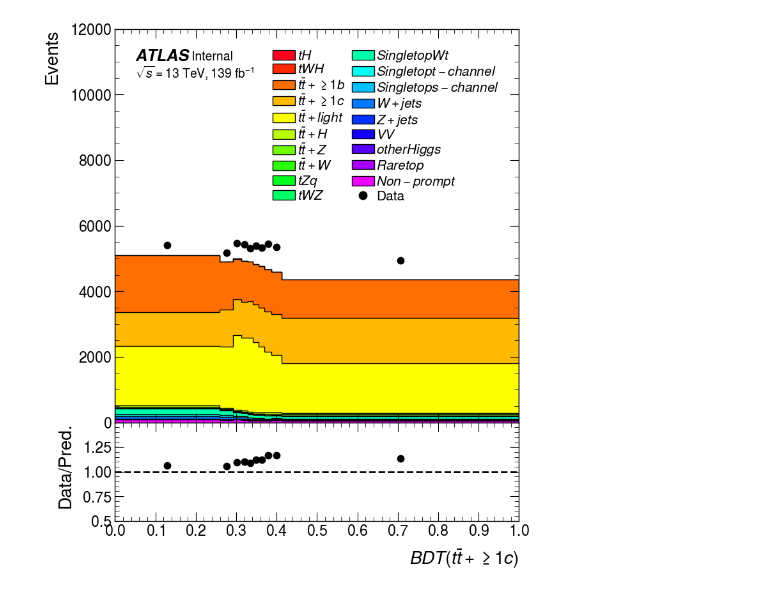
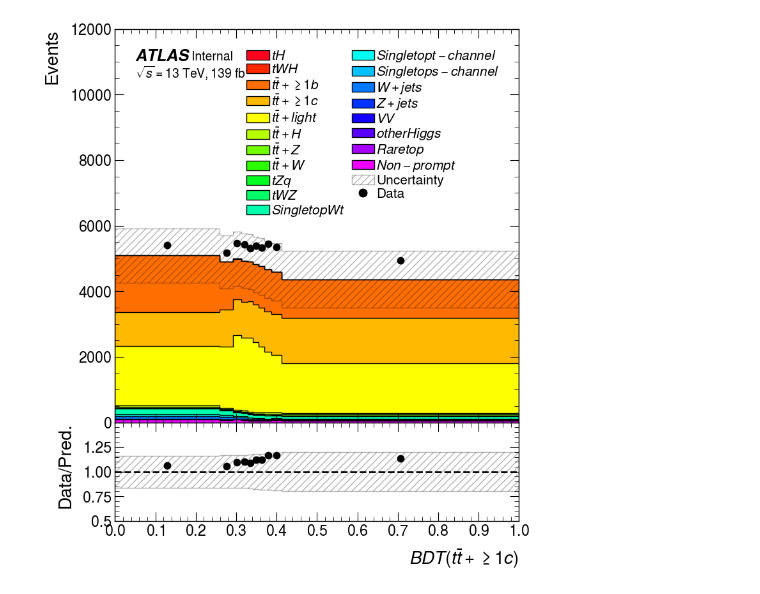
Before and after one commit to MoAly98/Pythium, a Jupyter notebook: yaml_scripts_tests/pythratio_test.ipynb, the cells around one changed output. Drawn from its saved outputs; the diff is of its cells as text; code cells hidden in the pictures.

Commit message:
Added errors data to ratio plot

```diff
--- a/yaml_scripts_tests/pythratio_test.ipynb
+++ b/yaml_scripts_tests/pythratio_test.ipynb
@@ -46,4 +41,16 @@ histlist_labels
 # %%
+class HandlerSquare(HandlerPatch):
+    def create_artists(self, legend, orig_handle,
+                       xdescent, ydescent, width, height, fontsize, trans):
+        center = xdescent + 0.5 * (width - height), ydescent
+        p = mpatches.Rectangle(xy=center, width=height,
+                               height=height, angle=0.0)
+        self.update_prop(p, orig_handle, legend)
+        p.set_transform(trans)
+        return [p]
+
+
+
 class EmptyPlot():
 
     def __init__(self, title=None, layout=(1,1), size=(6.4,4.8), style="ATLAS"):
@@ -155,10 +162,10 @@ class PythRatio(EmptyPlot):
         hep.histplot(self.histlistdata, ax=self.topax, bins=self.histlistedges, histtype='errorbar', color='k',
                      label="Data", markersize=15)
         # ===== data error histograms =====
-        # hep.histplot(self.histlisterrup, ax=self.topax, bins=self.histlistedges, histtype='fill', color='k',# baseline=self.histlisttotal,
-        #              label="Error on total", linewidth=0, alpha=0.5, hatch='///')
-        # hep.histplot(self.histlisterrdown, ax=self.topax, bins=self.histlistedges, color='k', bottom=self.histlisttotal,
-        #              label="Error on total", fill=False, linewidth=0, alpha=0.5, hatch='///')
+        self.topax.stairs(self.histlisttotal, edges=self.histlistedges, color='k', alpha=0.3, hatch='///', label="Uncertainty",
+                          baseline=[self.histlisttotal[i] + self.histlisterrup[i] for i in range(len(self.histlisttotal))])
+        self.topax.stairs(self.histlisttotal, edges=self.histlistedges, color='k', alpha=0.3, hatch='///',
+                          baseline=[self.histlisttotal[i] + self.histlisterrdown[i] for i in range(len(self.histlisttotal))])
 
         # ===== customisations =====
         self.set_majorticks(self.topax, direction='in', length=10, bottom=True, top=True, left=True, right=True)
@@ -170,11 +177,17 @@ class PythRatio(EmptyPlot):
         self.topax.set_title(self.toptitle)
         self.topax.set_ylabel(self.topylabel)
         self.topax.legend(ncol=2, handlelength=1.7)
+        # self.topax.legend([main[0]], ["ciaooo"], handler_map={main[0]: HandlerSquare()}, ncol=2, handlelength=1.7)
         hep.atlas.label(ax=self.topax, label="Internal", data=True, lumi=139)
 
         ### bot figure ###
 
         hep.histplot(self.ratiovalues, ax=self.botax, bins=self.histlistedges, histtype='errorbar', color='k', markersize=15)
+        # ===== data error histograms =====
+        self.histlisterrup_ratio = [(self.histlisttotal[i] + self.histlisterrup[i])/self.histlisttotal[i] for i in range(len(self.histlisttotal))]
+        self.histlisterrdown_ratio = [(self.histlisttotal[i] + self.histlisterrdown[i])/self.histlisttotal[i] for i in range(len(self.histlisttotal))]
+        self.botax.stairs(self.histlisterrup_ratio, edges=self.histlistedges, color='k', alpha=0.3, hatch='///', baseline=1)
+        self.botax.stairs(self.histlisterrdown_ratio, edges=self.histlistedges, color='k', alpha=0.3, hatch='///', baseline=1)
 
         # ===== customisations =====
         self.set_majorticks(self.botax, direction='in', length=10, bottom=True, top=True, left=True, right=True)
@@ -193,7 +206,7 @@ class PythRatio(EmptyPlot):
 # %%
 obj1 = PythRatio(size=(8,10))
 obj1.fill(hist_list)
 obj1.set_color(reverse=True, colormap="gist_rainbow")
-obj1.display(save=True)
+obj1.display()
 # %% [output]
-[figure, old version]
+[figure, new version]
```
Also changed, not shown: parts of 5 cells of this notebook.
